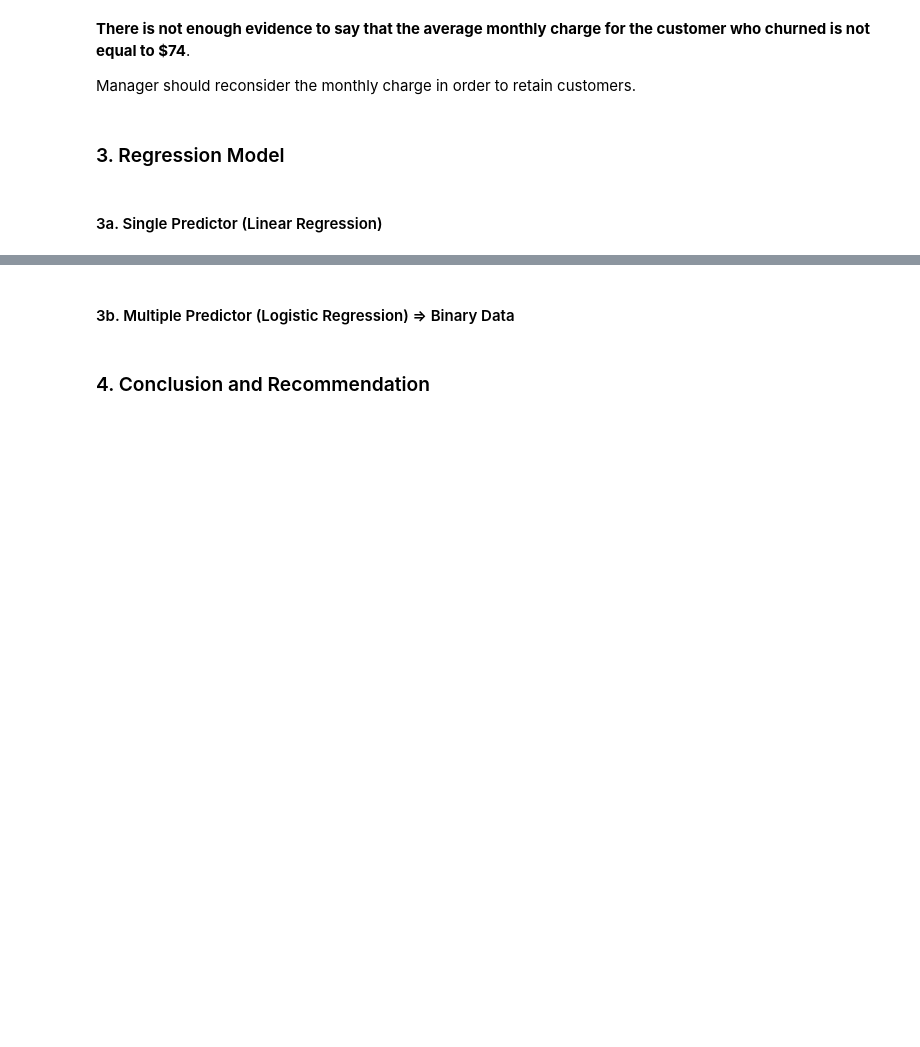
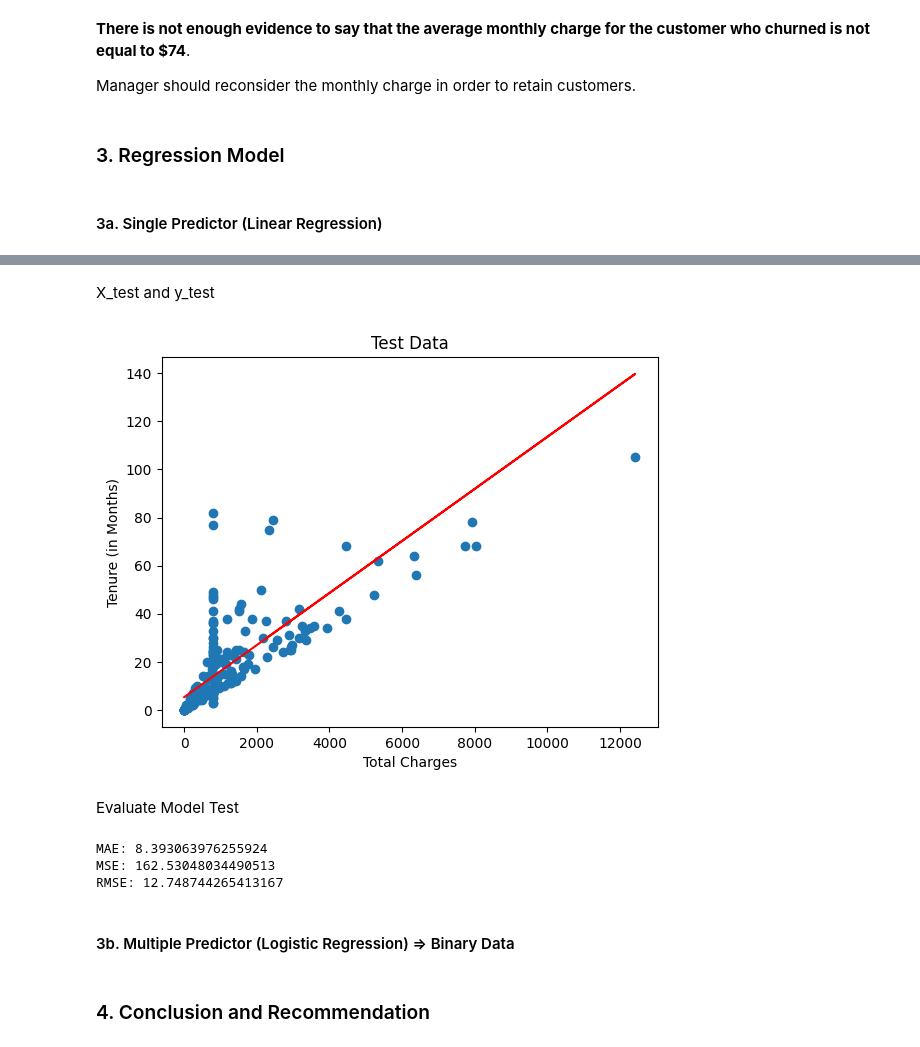
Before and after one commit to rzkybagaskara/telecom-customer-analysis, a Jupyter notebook: Customer_Churn_Analysis.ipynb, the cells around one changed output, grey strips where cells are left out. Drawn from its saved outputs; the diff is of its cells as text; code cells hidden in the pictures; blank space fills up the shorter version.

```diff
--- a/Customer_Churn_Analysis.ipynb
+++ b/Customer_Churn_Analysis.ipynb
@@ -376,0 +467,3 @@ Manager should reconsider the monthly charge in order to retain customers.
+# %%
+X_test = np.array(X_test).reshape(-1, 1)
+X_test
@@ -376,0 +540,4 @@ Manager should reconsider the monthly charge in order to retain customers.
+# %%
+#using testing values
+y_predict_test1 = lr.predict(X_test)
+y_predict_test1.flatten()
@@ -377,3 +577,33 @@ Manager should reconsider the monthly charge in order to retain customers.
+# %% [markdown]
+X_test and y_test
+# %%
+plt.scatter(x=X_test, y=y_test)
+plt.plot(X_test, y_predict_test1, color='red')
+
+plt.xlabel('Total Charges')
+plt.ylabel('Tenure (in Months)')
+plt.title('Test Data')
+
+plt.show()
+# %% [output]
+[figure, added]
+# %% [markdown]
+Evaluate Model Test
+# %%
+from sklearn.metrics import mean_absolute_error,mean_squared_error
+
+mae = mean_absolute_error(y_true=y_test,y_pred=y_predict_test1)
+#squared True returns MSE value, False returns RMSE value.
+mse = mean_squared_error(y_true=y_test,y_pred=y_predict_test1) #default=True
+rmse = mean_squared_error(y_true=y_test,y_pred=y_predict_test1,squared=False)
+
+print("MAE:",mae)
+print("MSE:",mse)
+print("RMSE:",rmse)
+# %% [output]
+MAE: 8.393063976255924
+MSE: 162.53048034490513
+RMSE: 12.748744265413167
 # %% [markdown]
 #### 3b. Multiple Predictor (Logistic Regression) => Binary Data
 # %% [markdown]
```
Also changed, not shown: parts of 28 cells of this notebook.
